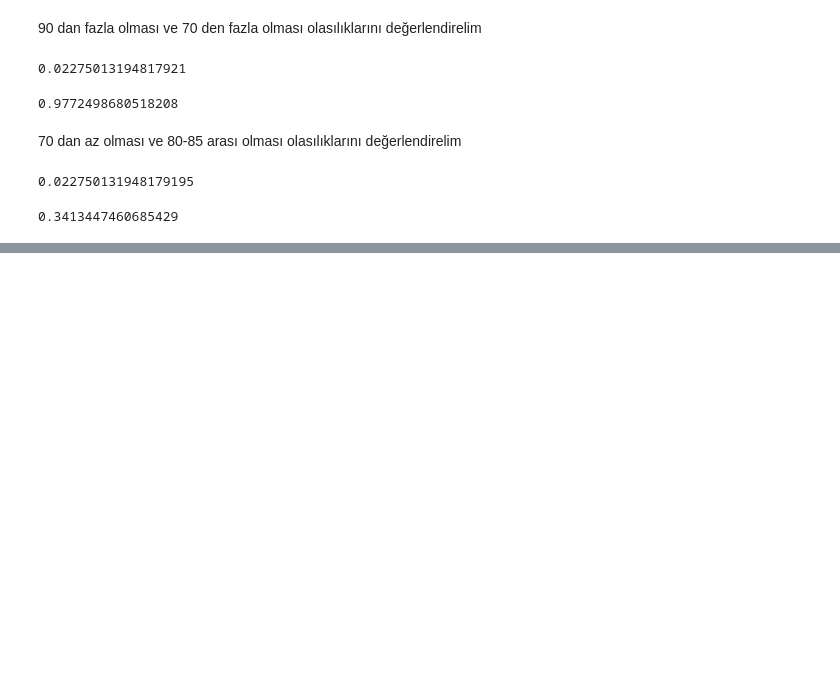
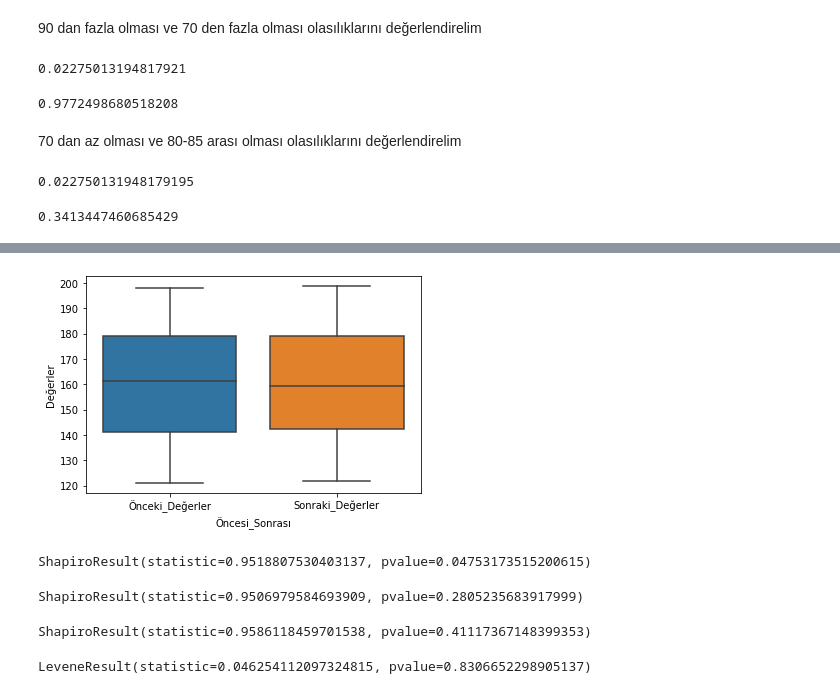
Before and after one commit to sadullahmutlu/Python, a Jupyter notebook: Veri_Bilimi_için_İstatistik/Veri_Bilimi_İçin_İstatistik.ipynb, the cells around one changed output, grey strips where cells are left out. Saved outputs shown, nothing was run; the diff lists cells and outputs as text; code cells hidden in the pictures; blank space fills up the shorter version.

```diff
--- a/Veri_Bilimi_için_İstatistik/Veri_Bilimi_İçin_İstatistik.ipynb
+++ b/Veri_Bilimi_için_İstatistik/Veri_Bilimi_İçin_İstatistik.ipynb
@@ -300,0 +487,4 @@ norm.cdf(85, 80, 5) - norm.cdf(80, 80, 5)
+# %%
+import pandas as pd
+onceki_degerler =pd.DataFrame([121,132,143,154,165,176,187,198,123,134,145,156,167,178,189,191,125,136,147,158,169,171,182,192])
+sonraki_degerler = pd.DataFrame([122,133,144,155,166,177,188,199,124,135,146,157,168,179,180,193,126,137,148,159,160,172,183,194])
@@ -300,0 +531,21 @@ norm.cdf(85, 80, 5) - norm.cdf(80, 80, 5)
+# %%
+import numpy as np
+import seaborn as sns
+
+ayrik = pd.concat([onceki_degerler,sonraki_degerler], axis = 1)
+ayrik.columns = ["Önceki_Değerler","Sonraki_Değerler"]
+print("Veri Seti \n\n",ayrik, "\n\n")
+
+grup_onceki_degerler = np.arange(len(onceki_degerler))
+grup_onceki_degerler = pd.DataFrame(grup_onceki_degerler)
+grup_onceki_degerler[:] = "Önceki_Değerler"
+a = pd.concat([onceki_degerler,grup_onceki_degerler], axis = 1)
+
+grup_sonraki_degerler = np.arange(len(sonraki_degerler))
+grup_sonraki_degerler = pd.DataFrame(grup_sonraki_degerler)
+grup_sonraki_degerler[:] = "Sonraki_Değerler"
+b = pd.concat([sonraki_degerler,grup_sonraki_degerler], axis = 1)
+
+birlesim = pd.concat([a,b])
+birlesim.columns = ["Değerler","Öncesi_Sonrası"]
+print("Veri Seti \n\n", birlesim, "\n\n")
@@ -300,0 +570,4 @@ norm.cdf(85, 80, 5) - norm.cdf(80, 80, 5)
+# %%
+sns.boxplot(x = "Öncesi_Sonrası", y = "Değerler", data = birlesim);
+# %% [output]
+[figure, added]
@@ -300,0 +577,16 @@ norm.cdf(85, 80, 5) - norm.cdf(80, 80, 5)
+# %%
+shapiro(ayrik)
+# %% [output]
+ShapiroResult(statistic=0.9518807530403137, pvalue=0.04753173515200615)
+# %%
+shapiro(ayrik.Önceki_Değerler)
+# %% [output]
+ShapiroResult(statistic=0.9506979584693909, pvalue=0.2805235683917999)
+# %%
+shapiro(ayrik.Sonraki_Değerler)
+# %% [output]
+ShapiroResult(statistic=0.9586118459701538, pvalue=0.41117367148399353)
+# %%
+stats.levene(ayrik.Önceki_Değerler,ayrik.Sonraki_Değerler)
+# %% [output]
+LeveneResult(statistic=0.046254112097324815, pvalue=0.8306652298905137)
```
Also changed, not shown: parts of 65 cells of this notebook.
